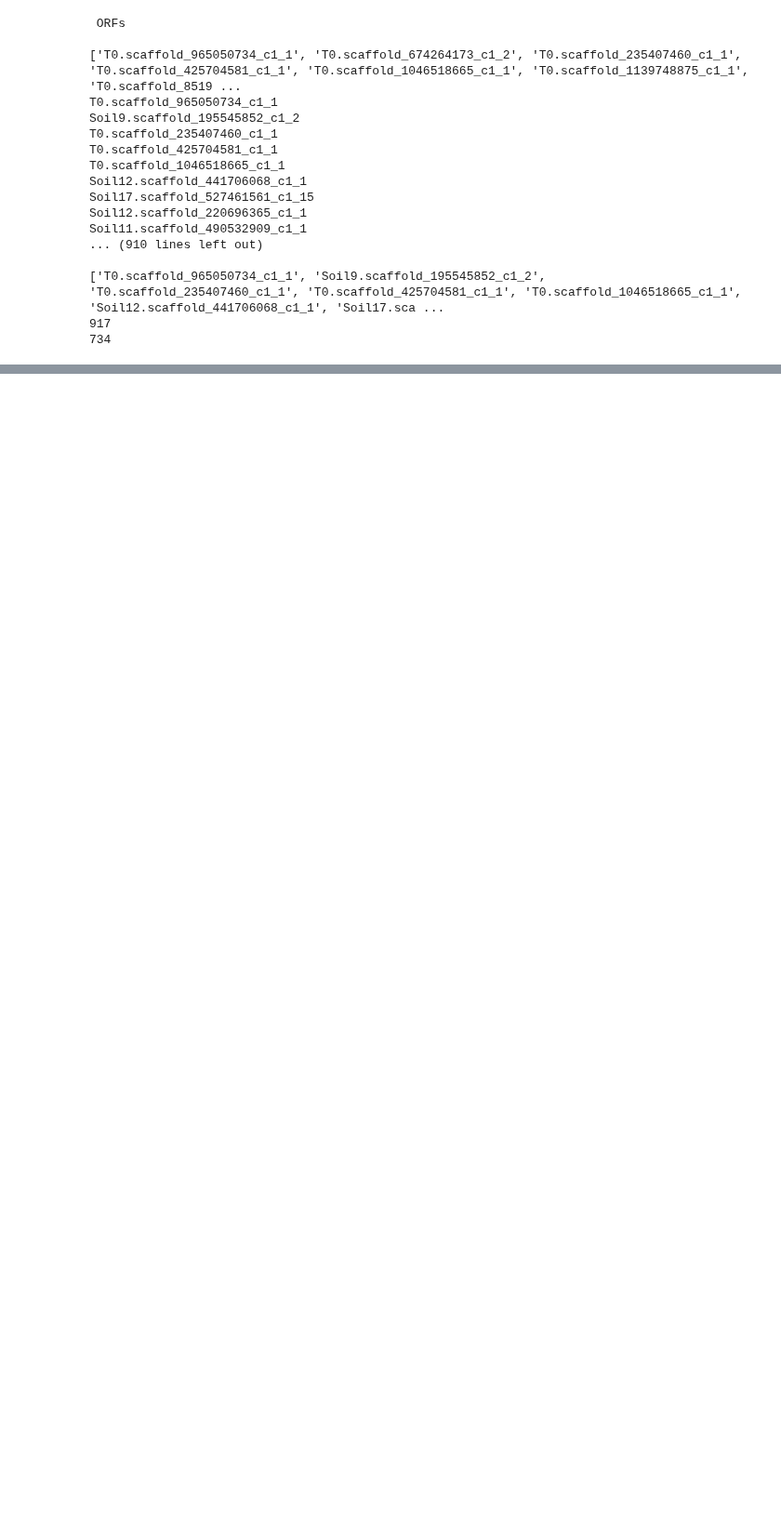
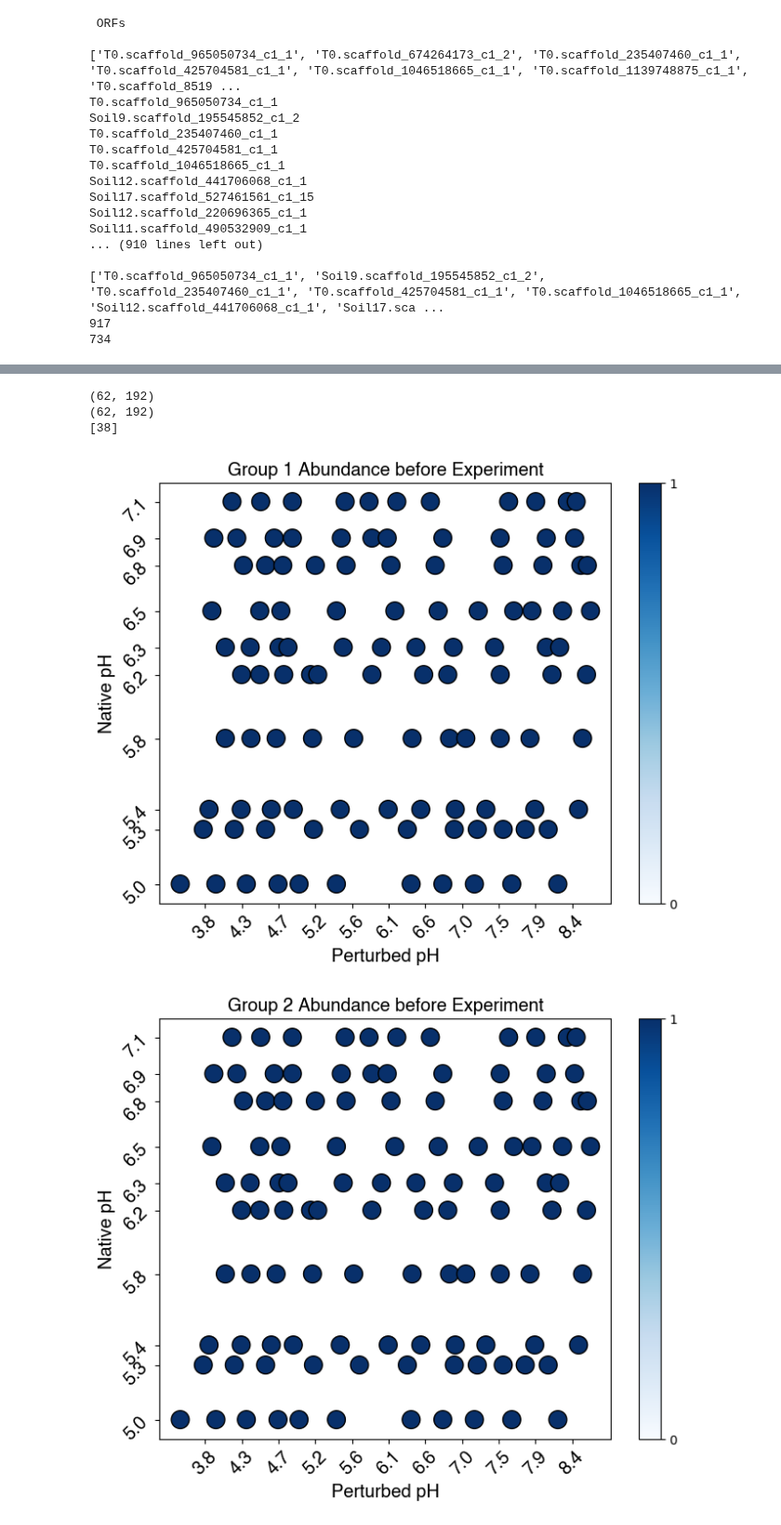
Before and after one commit to AddisonHowe/soil-metagenomics, a Jupyter notebook: notebooks/organization_nir.ipynb, the cells around one changed output, grey strips where cells are left out. Shown at 93% size. Drawn from its saved outputs; the diff is of its cells as text; code cells hidden in the pictures; blank space fills up the shorter version.

Commit message:
nirB groups

```diff
--- a/notebooks/organization_nir.ipynb
+++ b/notebooks/organization_nir.ipynb
@@ -43,0 +228,57 @@ Soil11.scaffold_490532909_c1_1
+# %%
+
+new_data = data_abs[leaf_indices]
+
+print(data.shape)
+print(new_data.shape)
+print(boundaries)
+
+
+groups = np.zeros((n_clusters,192))
+
+for i, datum in enumerate(new_data):
+    for j in range(1, n_clusters-1):
+        if i > boundaries[j - 1] and i < boundaries[j]:
+            groups[j] += datum
+    if i < boundaries[0]:
+        groups[0] += datum
+    elif i > boundaries[n_clusters-2]:
+        groups[n_clusters-1] += datum
+
+
+
+
+selected = [2, 4, 5, 8, 10, 11, 13, 14, 15, 16]
+
+#T0
+groups_T0 = [np.zeros((10, 11)) for _ in range(n_clusters)]
+
+for i in range(10): #native pH
+    for j in range(n_clusters):
+        groups_T0[j][i] = groups[j][selected][i]
+
+for j in range(n_clusters):
+    plot(groups_T0[j], f'Group {j+1} Abundance before Experiment', vmin = 0, vmax = 1)
+
+#T9
+groups_T9 = [np.zeros((10, 11)) for _ in range(n_clusters)]
+
+for i in range(10): #native pH
+    for j in range(11): #perturbed pH
+        for k in range(n_clusters):
+            groups_T9[k][i][j] = groups[k][20 + 11*i + j]
+
+for i in range(n_clusters):
+    plot(groups_T9[i],  f'Group {i+1} Abundance after Experiment', vmin = 0, vmax = 1)
+
+for i in range(n_clusters):
+    plot(np.log((groups_T9[i] + 0.01*np.ones_like(groups_T9[i])) /  (groups_T0[i]+ 0.01 * np.ones_like(groups_T0[i]))), f'Change in Group {i+1} Abundance', vmin = -1, vmax = 1, cmap = 'RdBu')
+    #plot(groups_T9[i] - groups_T0[i], 'change subtraction', cmap = 'RdBu', vmin = -1, vmax = 1)
+
+#change
+# %% [output]
+(62, 192)
+(62, 192)
+[38]
+[figure, added]
+[figure, added]
```
Also changed, not shown: parts of 8 cells of this notebook, 4 other files.
